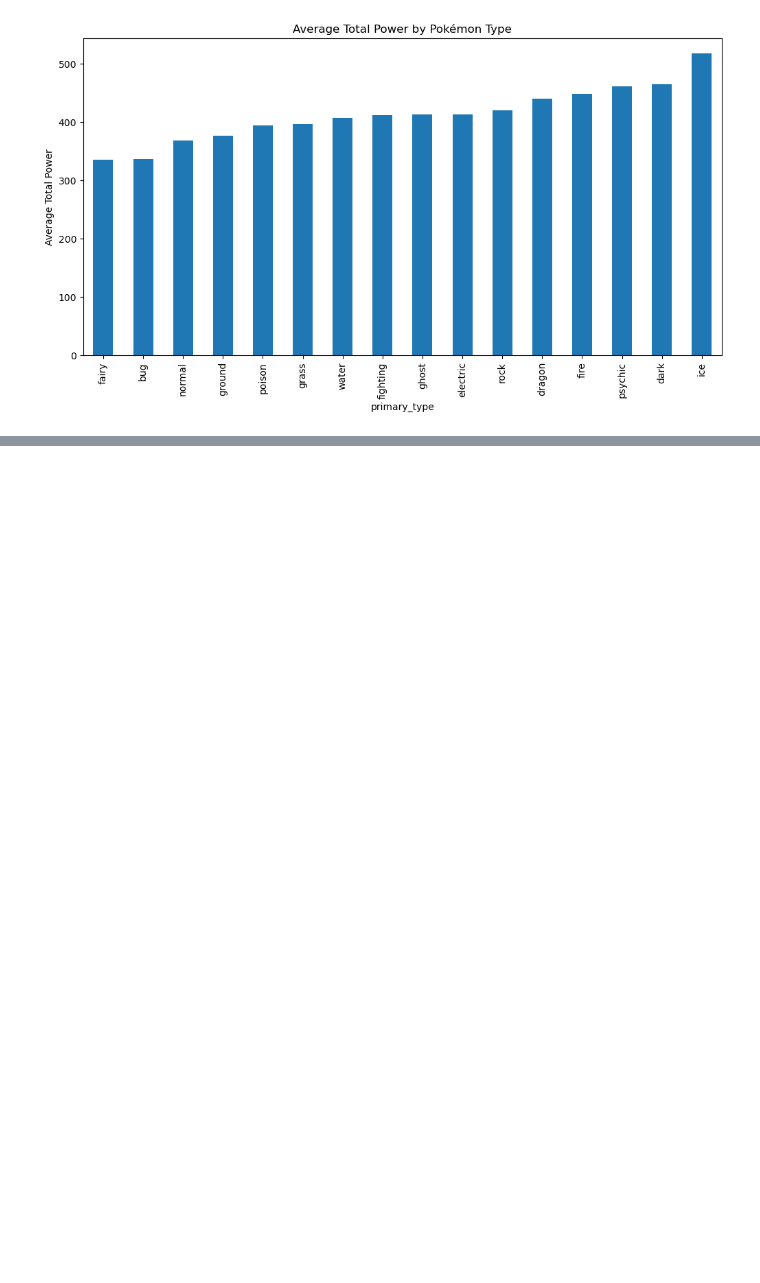
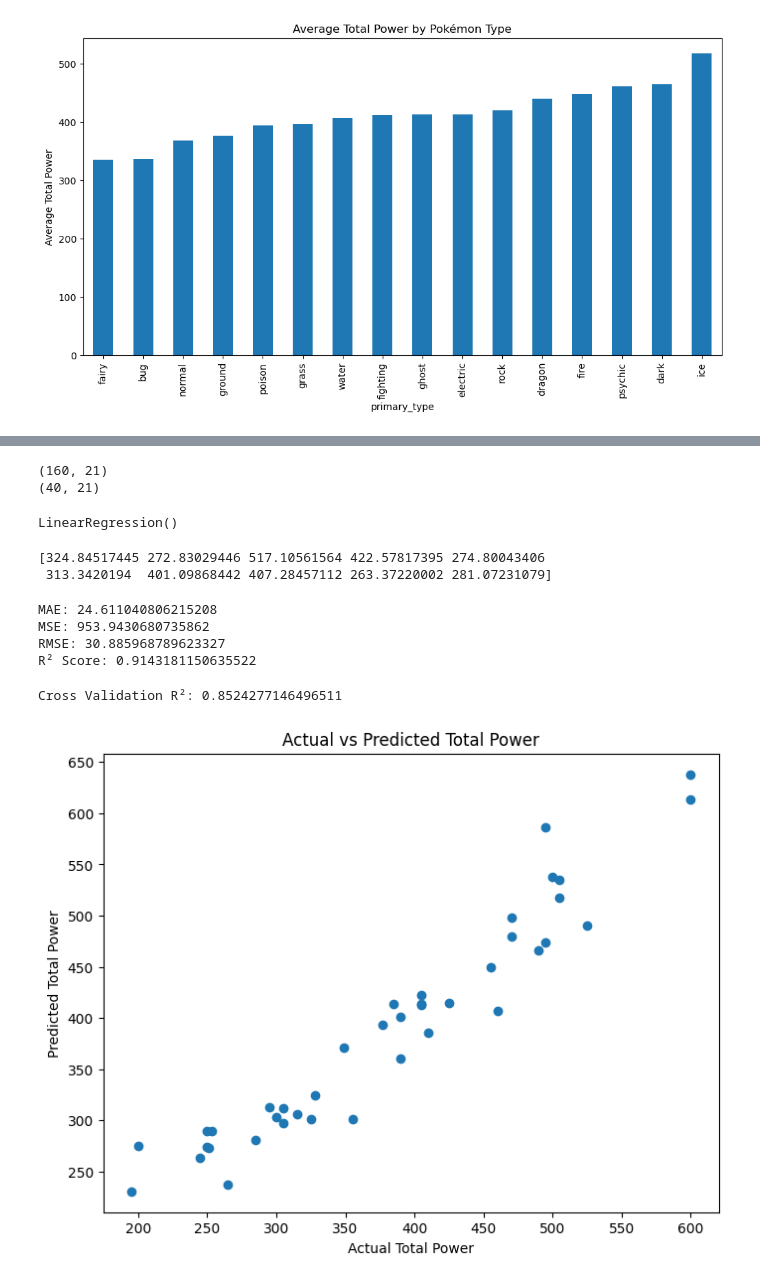
Before and after one commit to Vansh13code/pokemon, a Jupyter notebook: main.ipynb, the cells around one changed output, grey strips where cells are left out. Drawn from its saved outputs; the diff is of its cells as text; code cells hidden in the pictures; blank space fills up the shorter version.

Commit message:
ML Model

```diff
--- a/main.ipynb
+++ b/main.ipynb
@@ -279,0 +321,3 @@ plt.show()
+# %%
+df_ml = pd.read_csv('data/exported_pokemon_data.csv')
+df_ml.head()
@@ -279,0 +380,77 @@ plt.show()
+# %%
+from sklearn.model_selection import train_test_split
+
+X_train, X_test, y_train, y_test = train_test_split(
+    X,
+    y,
+    test_size=0.2,
+    random_state=42
+)
+# %%
+print(X_train.shape)
+print(X_test.shape)
+# %% [output]
+(160, 21)
+(40, 21)
+# %%
+from sklearn.linear_model import LinearRegression
+
+lr = LinearRegression()
+lr.fit(X_train, y_train)
+# %% [output]
+LinearRegression()
+# %%
+y_pred = lr.predict(X_test)
+print(y_pred[:10])
+# %% [output]
+[324.84517445 272.83029446 517.10561564 422.57817395 274.80043406
+ 313.3420194  401.09868442 407.28457112 263.37220002 281.07231079]
+# %%
+from sklearn.metrics import mean_absolute_error, mean_squared_error, r2_score
+import numpy as np
+
+mae = mean_absolute_error(y_test, y_pred)
+mse = mean_squared_error(y_test, y_pred)
+rmse = np.sqrt(mse)
+r2 = r2_score(y_test, y_pred)
+
+print("MAE:", mae)
+print("MSE:", mse)
+print("RMSE:", rmse)
+print("R² Score:", r2)
+# %% [output]
+MAE: 24.611040806215208
+MSE: 953.9430680735862
+RMSE: 30.885968789623327
+R² Score: 0.9143181150635522
+# %%
+from sklearn.model_selection import cross_val_score
+
+cv_scores = cross_val_score(
+    lr,
+    X,
+    y,
+    cv=5,
+    scoring='r2'
+)
+
+print("Cross Validation R²:", cv_scores.mean())
+# %% [output]
+Cross Validation R²: 0.8524277146496511
+# %%
+plt.figure(figsize=(8,6))
+plt.scatter(y_test, y_pred)
+
+plt.xlabel("Actual Total Power")
+plt.ylabel("Predicted Total Power")
+plt.title("Actual vs Predicted Total Power")
+
+plt.savefig(
+    "visualise/regression_actual_vs_predicted.png",
+    bbox_inches='tight',
+    dpi=300
+)
+
+plt.show()
+# %% [output]
+[figure, added]
```
Also changed, not shown: parts of 35 cells of this notebook, 9 other files.
